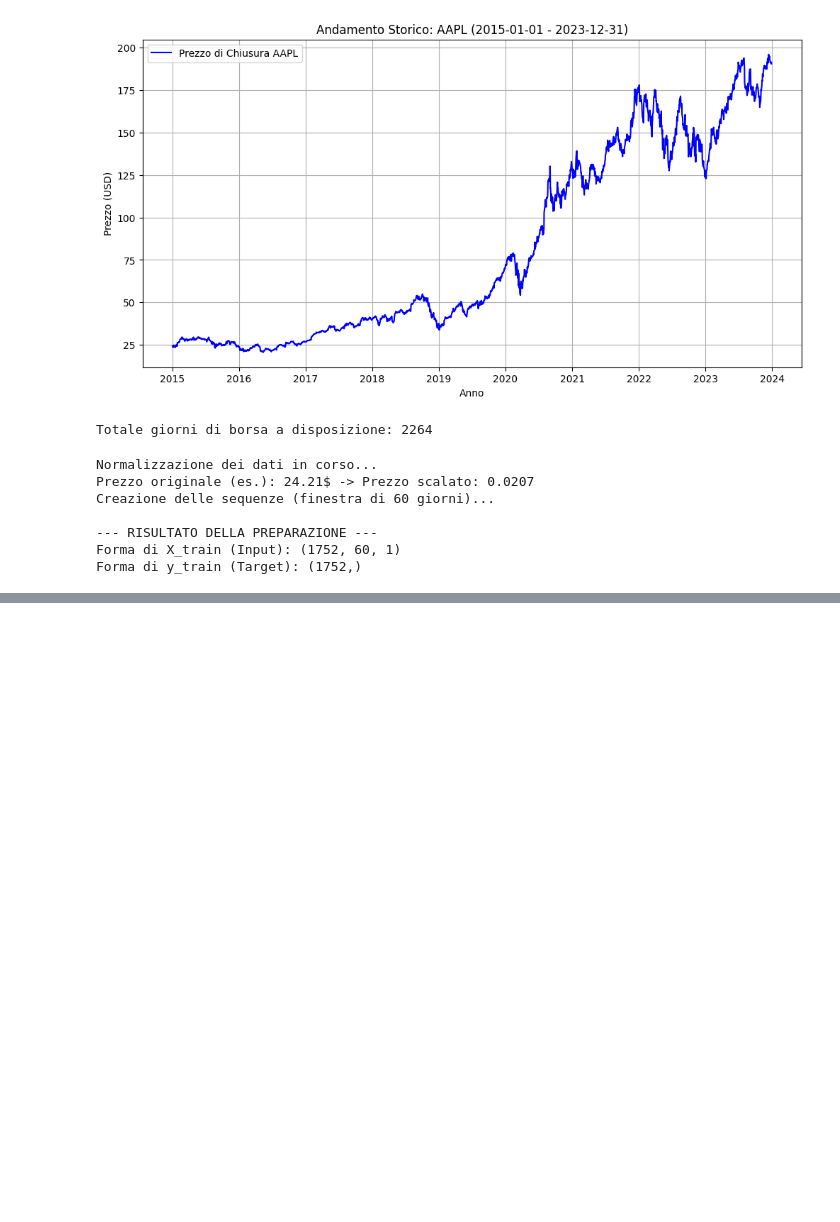
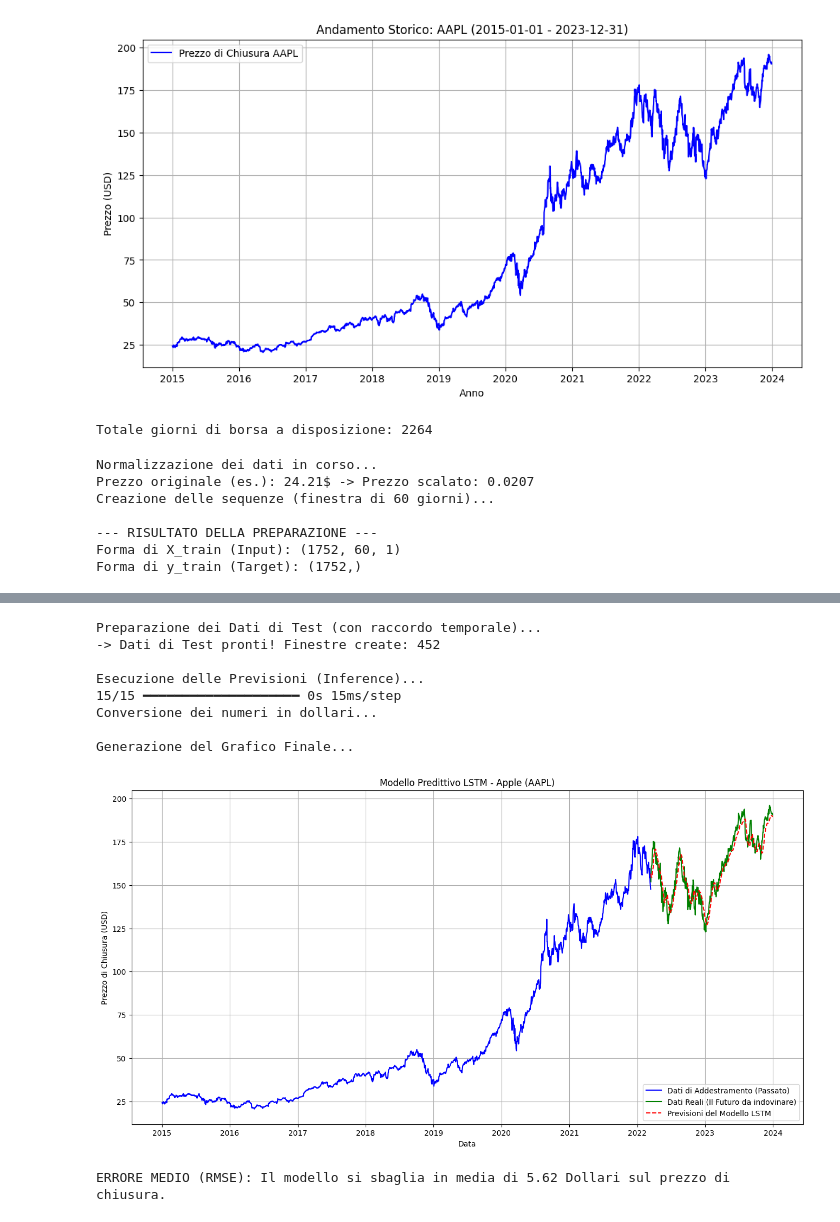
Before and after one commit to Nick5Test/RilevamentoFrodiDefalut, a Jupyter notebook: stock_predictor.ipynb, the cells around one changed output, grey strips where cells are left out. Saved outputs shown, nothing was run; the diff lists cells and outputs as text; code cells hidden in the pictures; blank space fills up the shorter version.

Commit message:
Completamento stock predictor + readme refactor

```diff
--- a/stock_predictor.ipynb
+++ b/stock_predictor.ipynb
@@ -158,2 +158,56 @@ Epoch 10/10
 
 *** ADDESTRAMENTO COMPLETATO! ***
+# %%
+print("Preparazione dei Dati di Test (con raccordo temporale)...")
+test_data = scaled_data[training_data_len - 60: , :]
+
+X_test = []
+y_test = dataset[training_data_len:, :]
+
+for i in range(60, len(test_data)):
+    X_test.append(test_data[i-60:i, 0])
+
+X_test = np.array(X_test)
+X_test = np.reshape(X_test, (X_test.shape[0], X_test.shape[1], 1))
+
+print(f"-> Dati di Test pronti! Finestre create: {X_test.shape[0]}")
+
+print("\nEsecuzione delle Previsioni (Inference)...")
+previsioni_scalate = model.predict(X_test)
+
+print("Conversione dei numeri in dollari...")
+previsioni_dollari = scaler.inverse_transform(previsioni_scalate)
+
+print("\nGenerazione del Grafico Finale...")
+train = df[:training_data_len].copy() #.copy() per evitare warning di Pandas
+valid = df[training_data_len:].copy()
+
+valid['Previsioni'] = previsioni_dollari
+
+plt.figure(figsize=(16, 8), dpi=100)
+plt.title('Modello Predittivo LSTM - Apple (AAPL)')
+plt.xlabel('Data')
+plt.ylabel('Prezzo di Chiusura (USD)')
+
+plt.plot(train['Close'], color='blue', label='Dati di Addestramento (Passato)')
+plt.plot(valid['Close'], color='green', label='Dati Reali (Il Futuro da indovinare)')
+plt.plot(valid['Previsioni'], color='red', linestyle='dashed', label='Previsioni del Modello LSTM')
+
+plt.legend(loc='lower right')
+plt.grid(True)
+plt.show()
+
+#errore medio in dollari
+rmse = np.sqrt(np.mean(((previsioni_dollari - y_test) ** 2)))
+print(f"ERRORE MEDIO (RMSE): Il modello si sbaglia in media di {rmse:.2f} Dollari sul prezzo di chiusura.")
+# %% [output]
+Preparazione dei Dati di Test (con raccordo temporale)...
+-> Dati di Test pronti! Finestre create: 452
+
+Esecuzione delle Previsioni (Inference)...
+15/15 ━━━━━━━━━━━━━━━━━━━━ 0s 15ms/step
+Conversione dei numeri in dollari...
+
+Generazione del Grafico Finale...
+[figure, added]
+ERRORE MEDIO (RMSE): Il modello si sbaglia in media di 5.62 Dollari sul prezzo di chiusura.
```
Also changed, not shown: parts of 2 cells of this notebook, 1 other file.
